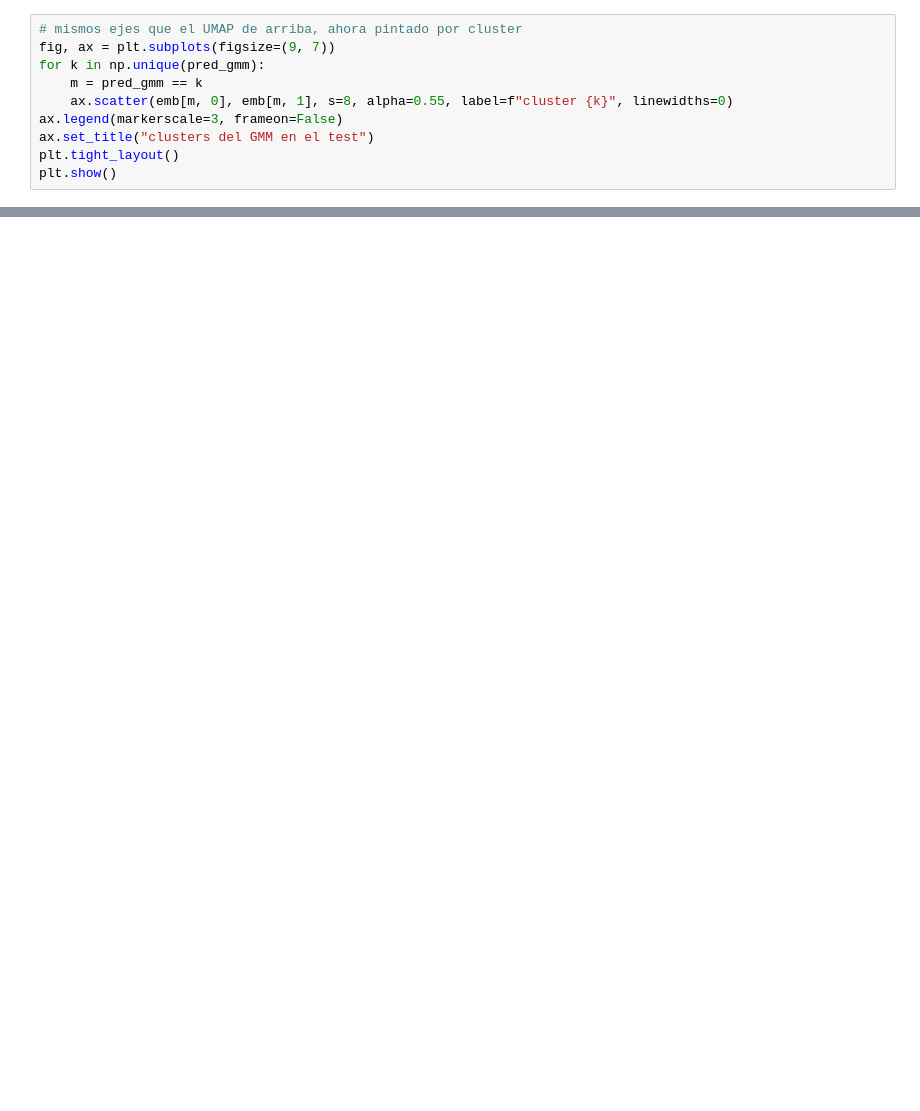
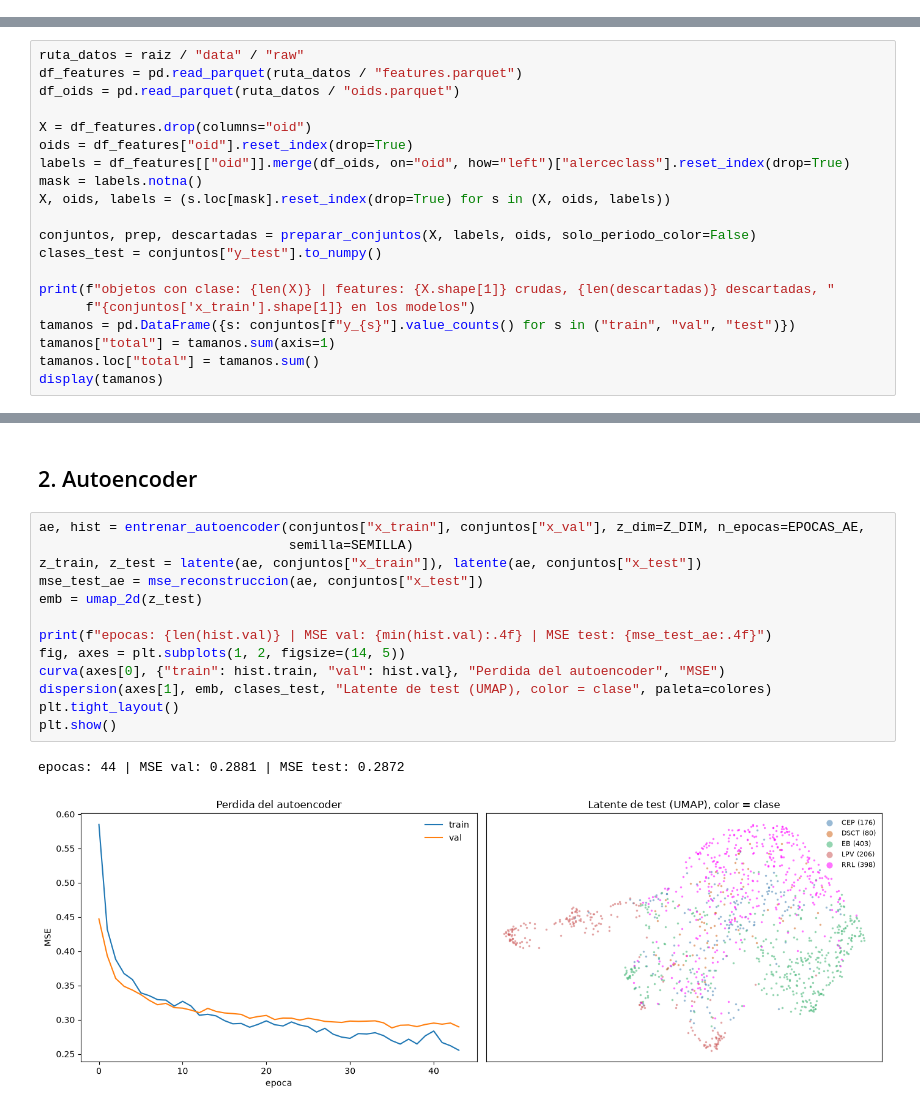
Before and after one commit to TomasOlave/alerce-meeting2, a Jupyter notebook: notebooks/meeting2.ipynb, the cells around one changed output, grey strips where cells are left out. Cells and saved outputs as stored; diff of their text form; blank space fills up the shorter version.

```diff
--- a/notebooks/meeting2.ipynb
+++ b/notebooks/meeting2.ipynb
@@ -200,10 +8,0 @@ NMI 0.263
-# %%
-# mismos ejes que el UMAP de arriba, ahora pintado por cluster
-fig, ax = plt.subplots(figsize=(9, 7))
-for k in np.unique(pred_gmm):
-    m = pred_gmm == k
-    ax.scatter(emb[m, 0], emb[m, 1], s=8, alpha=0.55, label=f"cluster {k}", linewidths=0)
-ax.legend(markerscale=3, frameon=False)
-ax.set_title("clusters del GMM en el test")
-plt.tight_layout()
-plt.show()
@@ -637,0 +88,20 @@ Pertenencia a mas de un componente y sub-clusters dentro de cada clase. Ya estan
+# %%
+ruta_datos = raiz / "data" / "raw"
+df_features = pd.read_parquet(ruta_datos / "features.parquet")
+df_oids = pd.read_parquet(ruta_datos / "oids.parquet")
+
+X = df_features.drop(columns="oid")
+oids = df_features["oid"].reset_index(drop=True)
+labels = df_features[["oid"]].merge(df_oids, on="oid", how="left")["alerceclass"].reset_index(drop=True)
+mask = labels.notna()
+X, oids, labels = (s.loc[mask].reset_index(drop=True) for s in (X, oids, labels))
+
+conjuntos, prep, descartadas = preparar_conjuntos(X, labels, oids, solo_periodo_color=False)
+clases_test = conjuntos["y_test"].to_numpy()
+
+print(f"objetos con clase: {len(X)} | features: {X.shape[1]} crudas, {len(descartadas)} descartadas, "
+      f"{conjuntos['x_train'].shape[1]} en los modelos")
+tamanos = pd.DataFrame({s: conjuntos[f"y_{s}"].value_counts() for s in ("train", "val", "test")})
+tamanos["total"] = tamanos.sum(axis=1)
+tamanos.loc["total"] = tamanos.sum()
+display(tamanos)
@@ -637,0 +118,18 @@ Pertenencia a mas de un componente y sub-clusters dentro de cada clase. Ya estan
+# %% [markdown]
+## 2. Autoencoder
+# %%
+ae, hist = entrenar_autoencoder(conjuntos["x_train"], conjuntos["x_val"], z_dim=Z_DIM, n_epocas=EPOCAS_AE,
+                                semilla=SEMILLA)
+z_train, z_test = latente(ae, conjuntos["x_train"]), latente(ae, conjuntos["x_test"])
+mse_test_ae = mse_reconstruccion(ae, conjuntos["x_test"])
+emb = umap_2d(z_test)
+
+print(f"epocas: {len(hist.val)} | MSE val: {min(hist.val):.4f} | MSE test: {mse_test_ae:.4f}")
+fig, axes = plt.subplots(1, 2, figsize=(14, 5))
+curva(axes[0], {"train": hist.train, "val": hist.val}, "Perdida del autoencoder", "MSE")
+dispersion(axes[1], emb, clases_test, "Latente de test (UMAP), color = clase", paleta=colores)
+plt.tight_layout()
+plt.show()
+# %% [output]
+epocas: 44 | MSE val: 0.2881 | MSE test: 0.2872
+[figure, added]
```
Also changed, not shown: parts of 76 cells of this notebook, 46 other files.
